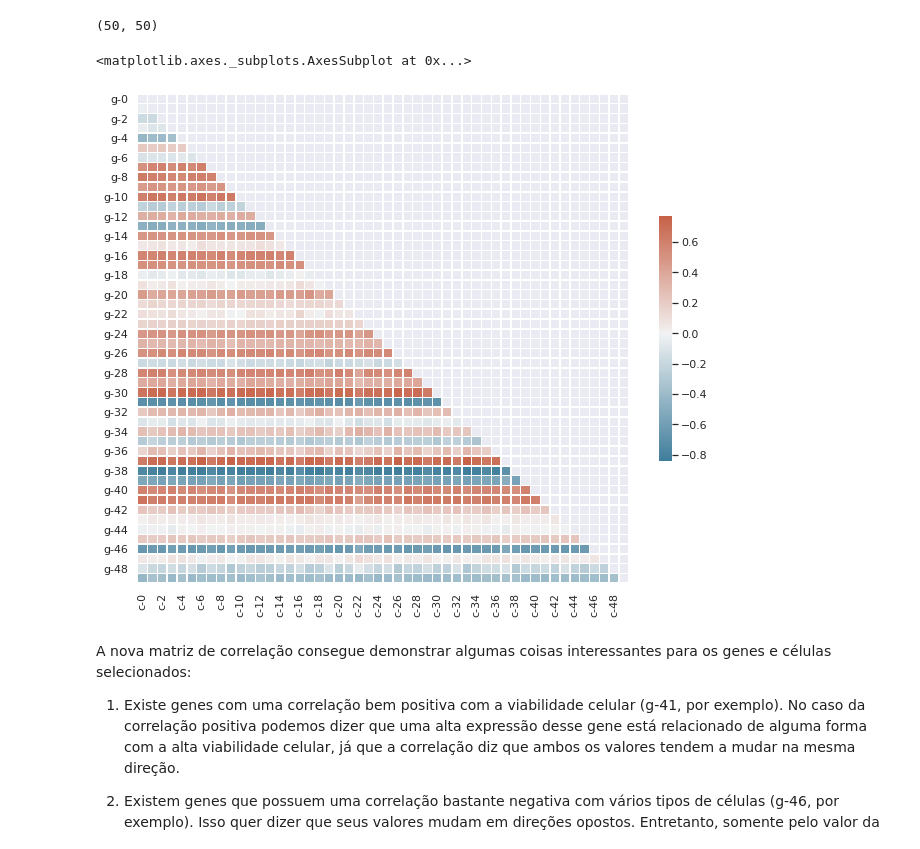
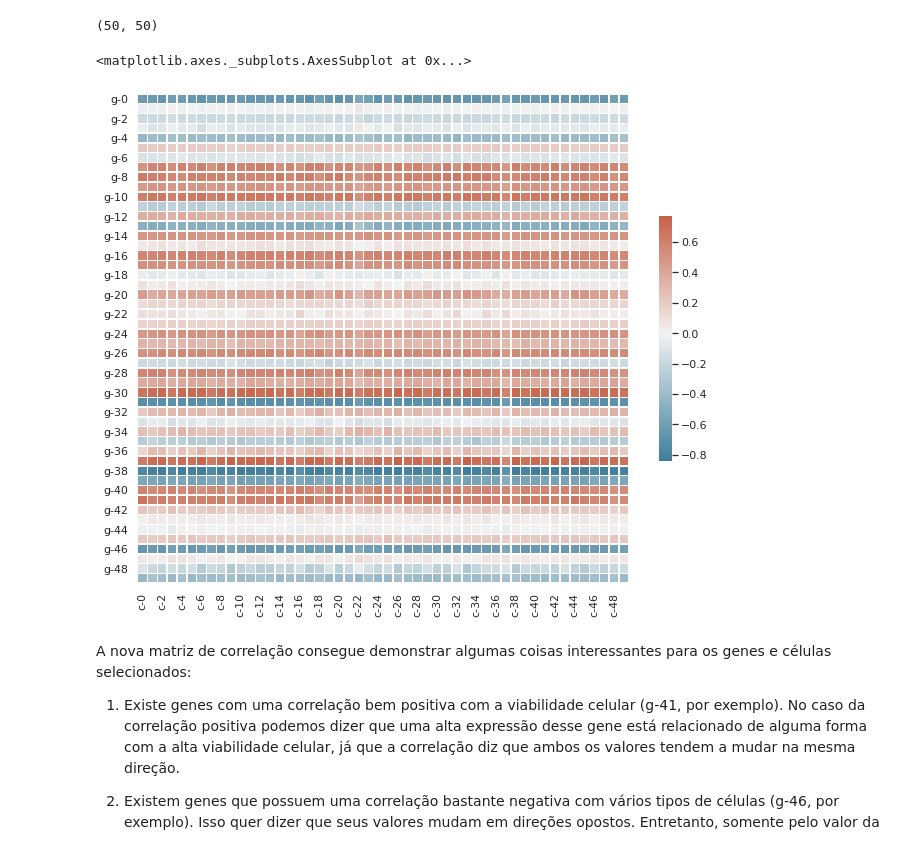
Before and after one commit to gnserafim/ImersaoDados_Alura, a Jupyter notebook: Aula_03_GabrielSerafim.ipynb, the cells around one changed output. Saved outputs shown, nothing was run; the diff lists cells and outputs as text; code cells hidden in the pictures.

```diff
--- a/Aula_03_GabrielSerafim.ipynb
+++ b/Aula_03_GabrielSerafim.ipynb
@@ -759,24 +757,25 @@ corr_filtrada.shape
 (50, 50)
 # %%
 # Generate a mask for the upper triangle
-mask = np.triu(np.ones_like(corr_filtrada, dtype=bool))
+#mask = np.triu(np.ones_like(corr_filtrada, dtype=bool))
 '''a variável mask é um triangulo superior (np.triu) de uma array das mesmas dimensões que nossa matrix de correlação
-e seus valores são do tipo booleano e iguais a 1'''
+e seus valores são do tipo booleano e iguais a 1. Nessa caso, como eu já filtrei as correlações que quero, não preciso usar a mascara
+para esconder o triangulo superior do heatmap'''
 
 # Set up the matplotlib figure
 f, ax = plt.subplots(figsize=(11, 9))
 '''criando minha área de plot'''
 
 # Generate a custom diverging colormap
 cmap = sns.diverging_palette(230, 20, as_cmap=True)
 '''criando uma paleta de cores divergentes entre duas cores HUSL (cor 230 e cor 20) retornando um mapa de cores
 para ser usado no plot heatmap'''
 
 # Draw the heatmap with the mask and correct aspect ratio
-sns.heatmap(corr_filtrada, mask=mask, cmap=cmap, center=0, linewidths=.5, cbar_kws={"shrink": .5})
+sns.heatmap(corr_filtrada, cmap=cmap, center=0, linewidths=.5, cbar_kws={"shrink": .5})
 # %% [output]
 <matplotlib.axes._subplots.AxesSubplot at 0x...>
-[figure, old version]
+[figure, new version]
 # %% [markdown]
 A nova matriz de correlação consegue demonstrar algumas coisas interessantes para os genes e células selecionados:
 
```
Also changed, not shown: parts of 2 cells of this notebook.
